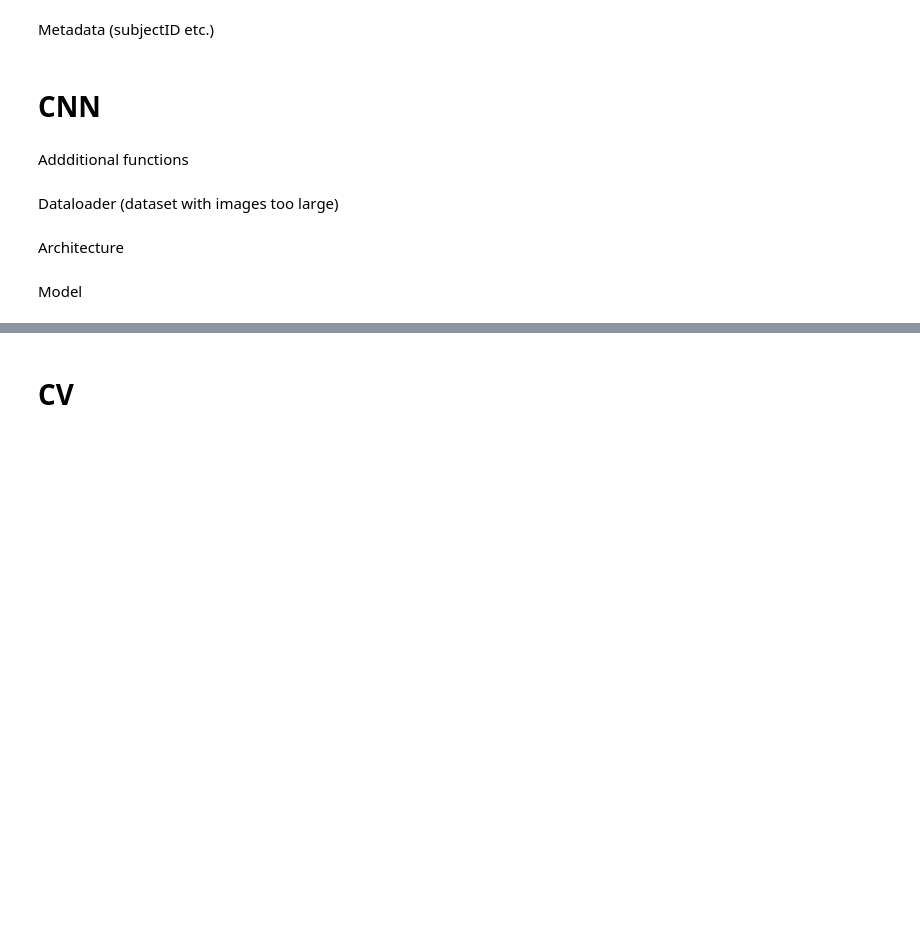
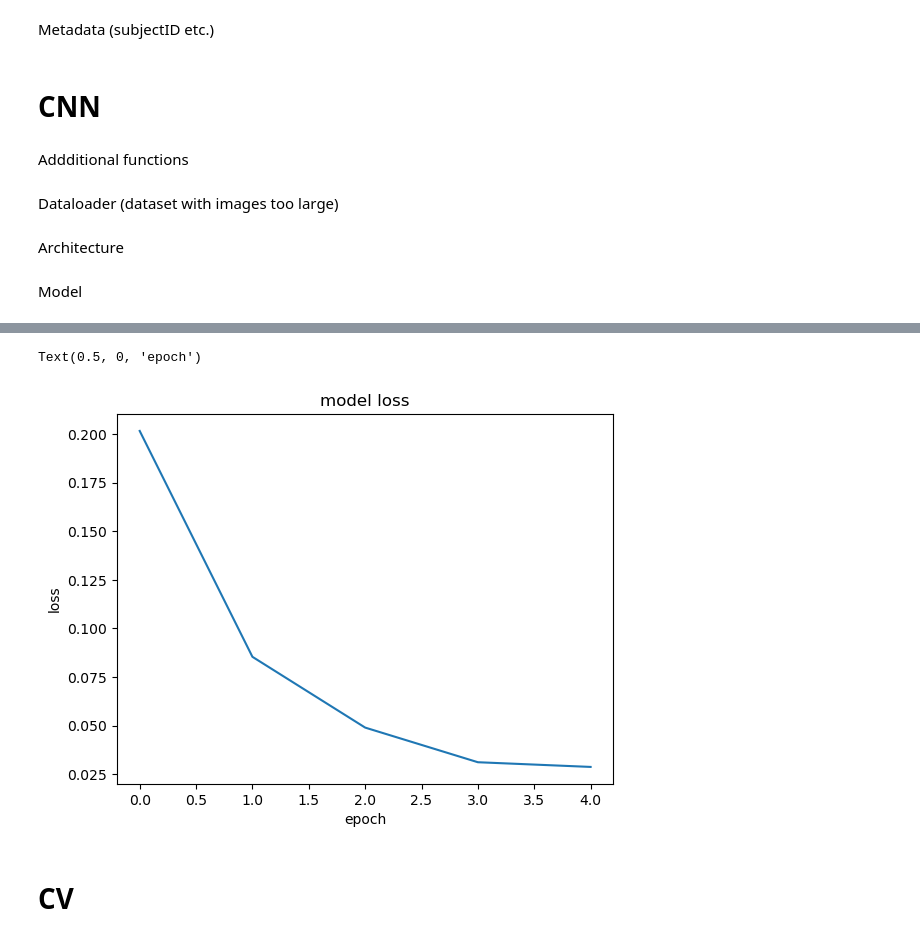
Before and after one commit to Yahnnosh/Sensor-Based-Modeling-of-Fatigue-Using-Transformer-Model, a Jupyter notebook: CNN.ipynb, the cells around one changed output, grey strips where cells are left out. Cells and saved outputs as stored; diff of their text form; code cells hidden in the pictures; blank space fills up the shorter version.

```diff
--- a/CNN.ipynb
+++ b/CNN.ipynb
@@ -184,10 +186,15 @@ class DataGenerator(Sequence):
             y[i] = np.load(self.data_path + f'/labels{index}.npy', allow_pickle=True)[self.variable]
 
         if BACKGROUND_FEATURES:
-            global subjects, age, gender
-            subj = [subjects[index] for index in indices]
-            background_features = np.array([np.concatenate([age[subject], [gender[subject]]]) for subject in subj], dtype=float)
-            return [X, background_features], y
+            global age, gender
+            background_features = np.empty((self.batch_size, *self.dim, 3)) # create pseudo-image to comply with network
+            for i, index in enumerate(indices):
+                age_i, gender_i = age[i], gender[i]
+                background_features[i, ] = np.dstack([np.ones(self.dim) * age_i[0],
+                                                     np.ones(self.dim) * age_i[1],
+                                                     np.ones(self.dim) * gender_i])
+
+            X = np.concatenate([X, background_features], axis=-1)
 
         return X, y
 
@@ -320,7 +324,7 @@ class CNN:
 
         # training
         self.history = self.model.fit_generator(generator=train_dataloader,
-                                                epochs=self.epochs)
+                                                epochs=self.epochs).history
 
     def reset(self):
         """Resets model weights"""
@@ -339,12 +343,16 @@ class CNN:
             X_i = tf.expand_dims(X_i, axis=0) # add "batch dimension"
 
             if BACKGROUND_FEATURES:
-                global subjects, age, gender
-                subj = [subjects[index]]
-                background_features = np.array([np.concatenate([age[subject], [gender[subject]]]) for subject in subj], dtype=float)
-                logits_pred_i = self.model(X_i, background_features)
-            else:
-                logits_pred_i = self.model.predict(X_i)
+                global age, gender
+                age_i, gender_i = age[index], gender[index]
+                background_features = np.dstack([np.ones((X_i.shape[1], X_i.shape[2])) * age_i[0],
+                                                 np.ones((X_i.shape[1], X_i.shape[2])) * age_i[1],
+                                                 np.ones((X_i.shape[1], X_i.shape[2])) * gender_i])
+                background_features = tf.expand_dims(background_features, axis=0) # add "batch dimension"
+
+                X_i = np.concatenate([X_i, background_features], axis=-1)
+
+            logits_pred_i = self.model.predict(X_i)
 
             y_pred[i] = logits_pred_i
 
@@ -358,3 +366,12 @@ class CNN:
 
     def summary(self):
         return self.model.summary()
+# %%
+# test training time again
+%%time
+model = CNN(path, variable=0, epochs=10, learning_rate=1e-3, batch_size=16)
+model.fit(np.array([subj for subj in subjects if subj != 23]))
+plt.plot(model.history['loss'])
+plt.title('model loss')
+plt.ylabel('loss')
+plt.xlabel('epoch')
@@ -361,2 +391,10 @@ class CNN:
+# %%
+plt.plot(model.history['loss'])
+plt.title('model loss')
+plt.ylabel('loss')
+plt.xlabel('epoch')
+# %% [output]
+Text(0.5, 0, 'epoch')
+[figure, added]
 # %% [markdown]
 # CV
```
Also changed, not shown: parts of 7 cells of this notebook.
